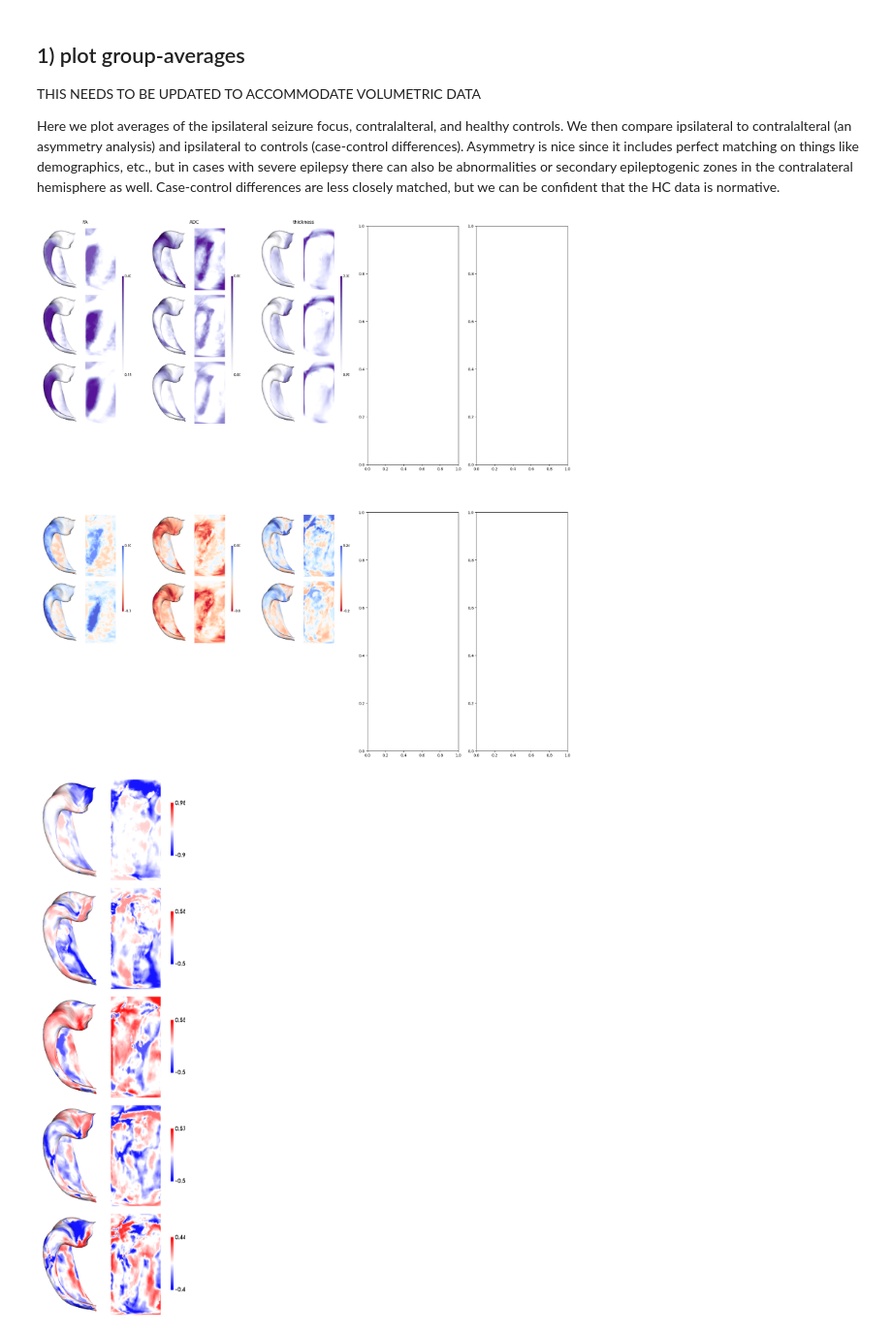
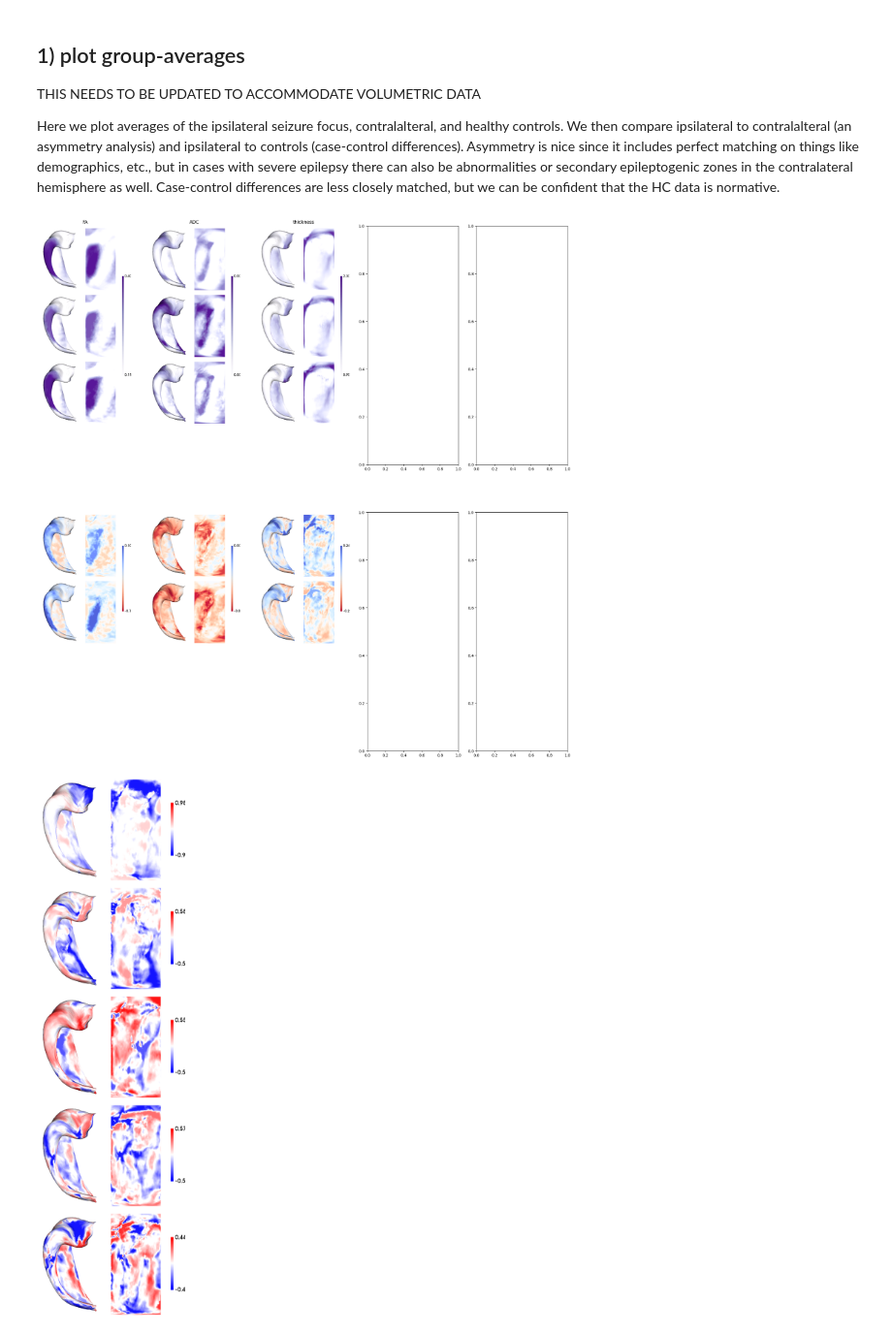
Before and after one commit to scowieson/HippocampalTLE, a Jupyter notebook: TLE-HC_volumetric-epic.ipynb, the cells around one changed output. Shown at 97% size. Drawn from its saved outputs; the diff is of its cells as text; code cells hidden in the pictures.

```diff
--- a/TLE-HC_volumetric-epic.ipynb
+++ b/TLE-HC_volumetric-epic.ipynb
@@ -183,31 +183,31 @@ Here we plot averages of the ipsilateral seizure focus, contralalteral, and heal
 # %%
 ipsilateral = np.nanmean(hipp_dat_vol_PX[:,0,:,:], axis=1)
 contralateral = np.nanmean(hipp_dat_vol_PX[:,1,:,:], axis=1)
 ctrl = np.nanmean(hipp_dat_vol_HC,axis=(1,2))
 asymmetry = contralateral-ipsilateral
 caseCtrl = ctrl-ipsilateral
 
-cdata1 = np.stack((ipsilateral,contralateral,ctrl),axis=2) # these will share color range
+cdata1 = np.stack((ctrl,ipsilateral,contralateral),axis=2) # these will share color range
 cdata2 = np.stack((asymmetry,caseCtrl),axis=2) # these will share their own separate color range
 
 # plot altogether
 fig, ax = plt.subplots(2,5, figsize=(25,25))
 for f in range(len(features)):
     hm.plotting.surfplot_canonical_foldunfold(cdata1[:,f,:], color_bar=('right'), hemis=['L'], labels=['hipp'], cmap='Purples', color_range='sym', unfoldAPrescale=True, share='both', tighten_cwindow=True, embed_nb=True, screenshot=True, filename='tmp.png')
     i = plt.imread('tmp.png')
     ax[0,f].imshow(i)
     ax[0,f].set_axis_off()
     ax[0,f].set_anchor("NW")
     ax[0,f].set_title(features[f])
     hm.plotting.surfplot_canonical_foldunfold(cdata2[:,f,:], color_bar=('right'), hemis=['L'], labels=['hipp'], cmap='coolwarm_r', color_range='sym', unfoldAPrescale=True, share='both', tighten_cwindow=True, embed_nb=True, screenshot=True, filename='tmp.png')
     i = plt.imread('tmp.png')
     ax[1,f].imshow(i)
     ax[1,f].set_axis_off()
     ax[1,f].set_anchor("NW")
 
 !rm tmp.png
 # %% [output]
-[figure, old version]
+[figure, new version]
 # %%
 ipsilateralCtrl = np.zeros((nV,len(PX),len(features)))
 ctrl = np.nanmean(hipp_dat_vol_HC,axis=(1,2))
```
Also changed, not shown: 1 other file.
